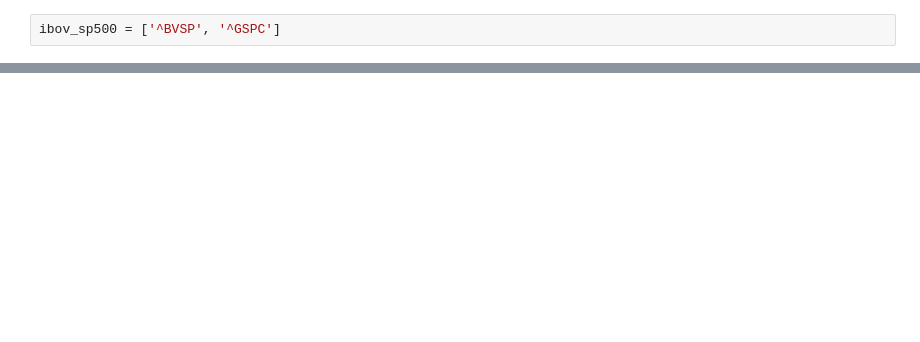
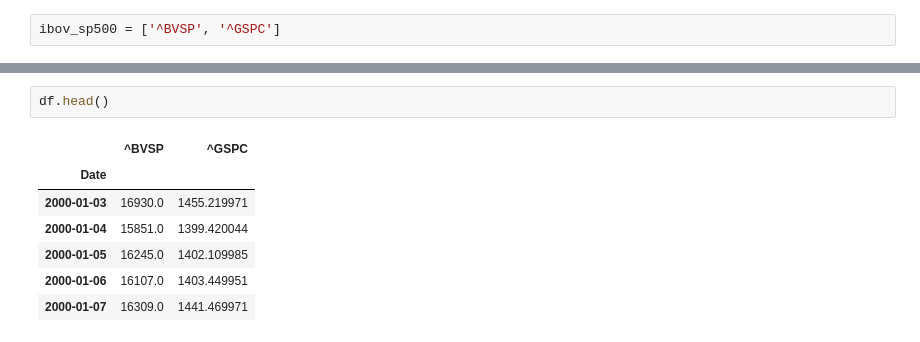
Before and after one commit to wpsilva/Estatistica_Mercado_Financeiro, a Jupyter notebook: normalizacao.ipynb, the cells around one changed output, grey strips where cells are left out. Saved outputs shown, nothing was run; the diff lists cells and outputs as text; blank space fills up the shorter version.

```diff
--- a/normalizacao.ipynb
+++ b/normalizacao.ipynb
@@ -52,0 +36,10 @@ df
+# %%
+df.head()
+# %% [output]
+|  | ^BVSP | ^GSPC |
+| Date |  |  |
+| 2000-01-03 | 16930.0 | 1455.219971 |
+| 2000-01-04 | 15851.0 | 1399.420044 |
+| 2000-01-05 | 16245.0 | 1402.109985 |
+| 2000-01-06 | 16107.0 | 1403.449951 |
+| 2000-01-07 | 16309.0 | 1441.469971 |
```
Also changed, not shown: parts of 5 cells of this notebook, 1 other file.
